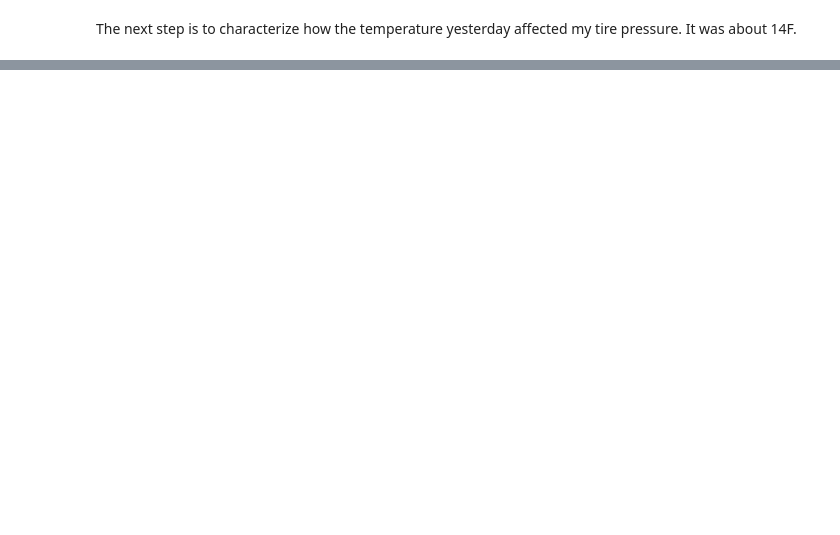
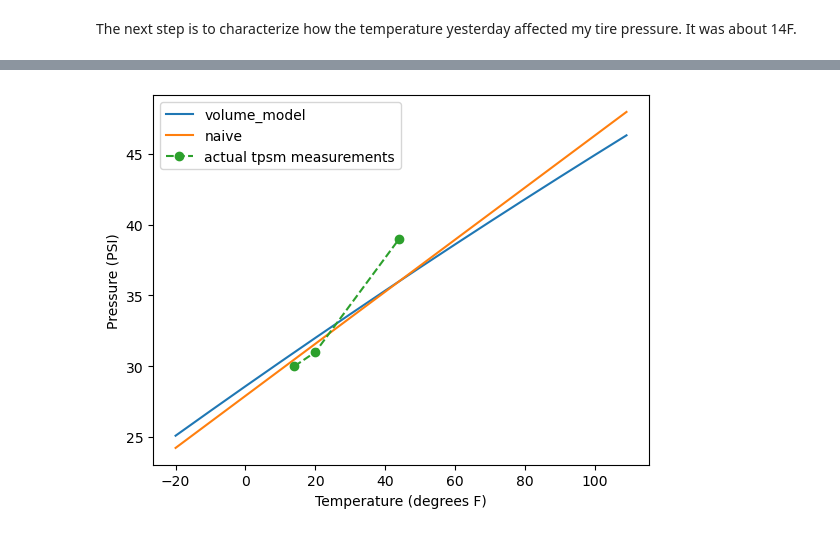
Before and after one commit to HSchmale16/tirepressure-notebook, a Jupyter notebook: TirePressure.ipynb, the cells around one changed output, grey strips where cells are left out. Drawn from its saved outputs; the diff is of its cells as text; code cells hidden in the pictures; blank space fills up the shorter version.

```diff
--- a/TirePressure.ipynb
+++ b/TirePressure.ipynb
@@ -72,6 +72,6 @@ Now that the tire size is in meters cubed, we can calculate the moles. from the
 def moles(p, v, tk):
     return (p * v) / (R * tk)
 
-moles_of_gas = moles(psi2Pascal(39), tire_volume, fDegrees2Kelvins(44))
+moles_of_gas = moles(psi2Pascal(psi), tire_volume, fDegrees2Kelvins(44))
 moles_of_gas
 # %% [output]
@@ -100,0 +143,14 @@ plt.show()
+# %%
+import matplotlib.pyplot as plt
+
+xticks = [x for x in range(-20, 110, 1)]
+temps = [fDegrees2Kelvins(x) for x in xticks]
+volumes = [my_tire.volume_at_temp(t) for t in temps]
+
+fig, ax = plt.subplots()
+
+ax.set_xlabel("Temperature (degrees F)")
+ax.set_ylabel("Volume (meters^3)")
+
+plt.plot(xticks, volumes)
+plt.show()
@@ -100,0 +165,4 @@ plt.show()
+# %%
+def tire_pressure(moles, temp, tire):
+    volume = tire.volume_at_temp(temp)
+    return (moles * R * temp) / volume
@@ -100,0 +173,28 @@ plt.show()
+# %%
+import matplotlib.pyplot as plt
+
+
+
+pressures_with_volume = [pascal2Psi(tire_pressure(moles_of_gas, t, my_tire)) for t in temps]
+
+
+fig, ax = plt.subplots()
+
+ax.set_xlabel("Temperature (degrees F)")
+ax.set_ylabel("Pressure (PSI)")
+
+plt.plot(xticks, pressures_with_volume, label='volume_model')
+
+pressures = [pascal2Psi(pressure(moles_of_gas, t, tire_volume_m3)) for t in temps]
+
+plt.plot(xticks, pressures, label='naive')
+
+tpsm_temps = [14, 20, 44]
+tpsm_psi   = [30, 31, 39]
+
+plt.plot(tpsm_temps, tpsm_psi, label='actual tpsm measurements', marker='o', linestyle='dashed')
+
+plt.legend()
+plt.show()
+# %% [output]
+[figure, added]
```
Also changed, not shown: parts of 16 cells of this notebook, 1 other file.
